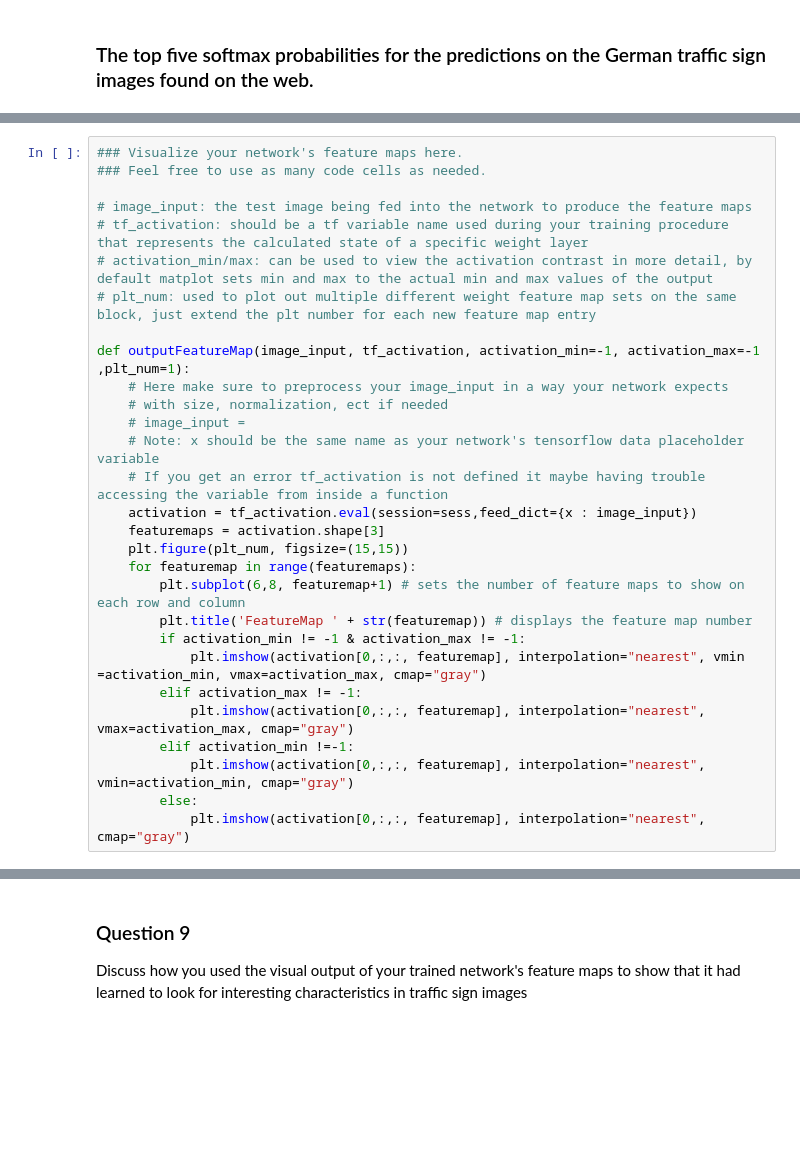
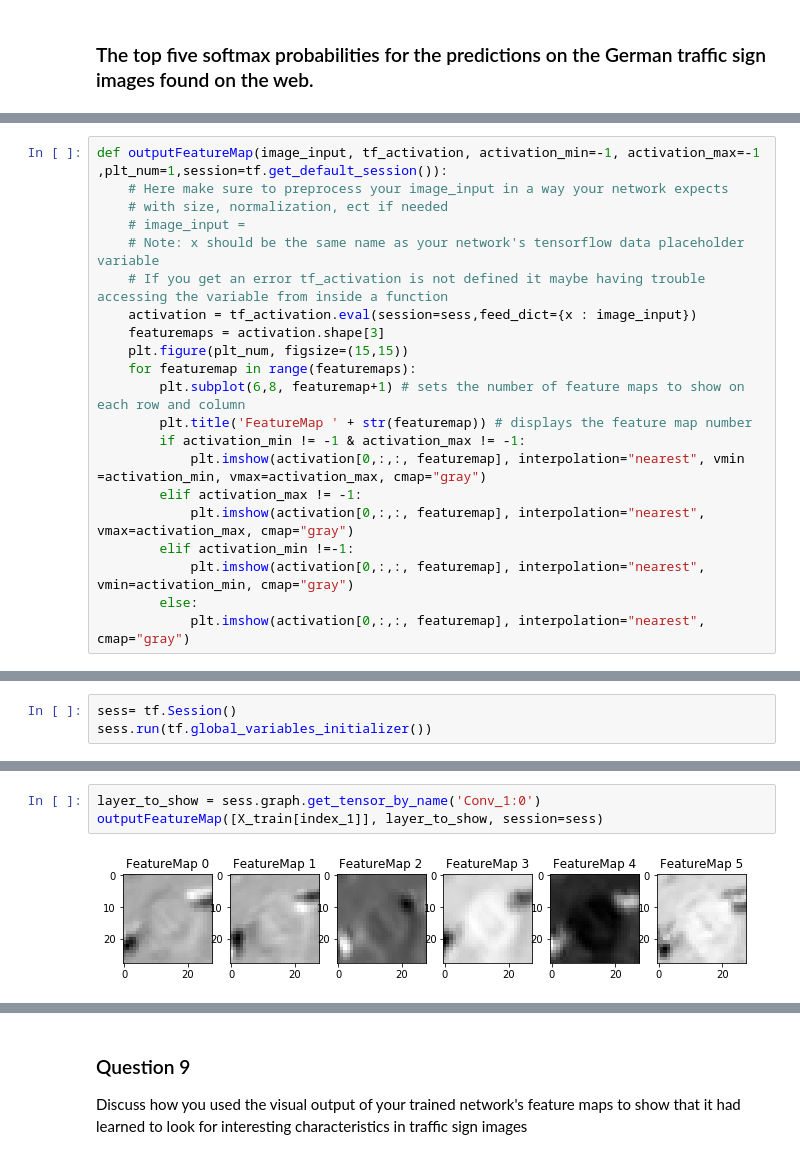
Before and after one commit to Adal-Glez/traffic_classifier, a Jupyter notebook: Traffic_Sign_Classifier.ipynb, the cells around one changed output, grey strips where cells are left out. Cells and saved outputs as stored; diff of their text form; blank space fills up the shorter version.

```diff
--- a/Traffic_Sign_Classifier.ipynb
+++ b/Traffic_Sign_Classifier.ipynb
@@ -570,13 +524,5 @@ For an example of what feature map outputs look like, check out NVIDIA's results
 # %%
-### Visualize your network's feature maps here.
-### Feel free to use as many code cells as needed.
-
-# image_input: the test image being fed into the network to produce the feature maps
-# tf_activation: should be a tf variable name used during your training procedure that represents the calculated state of a specific weight layer
-# activation_min/max: can be used to view the activation contrast in more detail, by default matplot sets min and max to the actual min and max values of the output
-# plt_num: used to plot out multiple different weight feature map sets on the same block, just extend the plt number for each new feature map entry
-
-def outputFeatureMap(image_input, tf_activation, activation_min=-1, activation_max=-1 ,plt_num=1):
+def outputFeatureMap(image_input, tf_activation, activation_min=-1, activation_max=-1 ,plt_num=1,session=tf.get_default_session()):
     # Here make sure to preprocess your image_input in a way your network expects
     # with size, normalization, ect if needed
     # image_input =
@@ -598,0 +549,3 @@ def outputFeatureMap(image_input, tf_activation, activation_min=-1, activation_m
+# %%
+sess= tf.Session()
+sess.run(tf.global_variables_initializer())
@@ -598,0 +563,5 @@ def outputFeatureMap(image_input, tf_activation, activation_min=-1, activation_m
+# %%
+layer_to_show = sess.graph.get_tensor_by_name('Conv_1:0')
+outputFeatureMap([X_train[index_1]], layer_to_show, session=sess)
+# %% [output]
+[figure, added]
```
Also changed, not shown: parts of 29 cells of this notebook.
